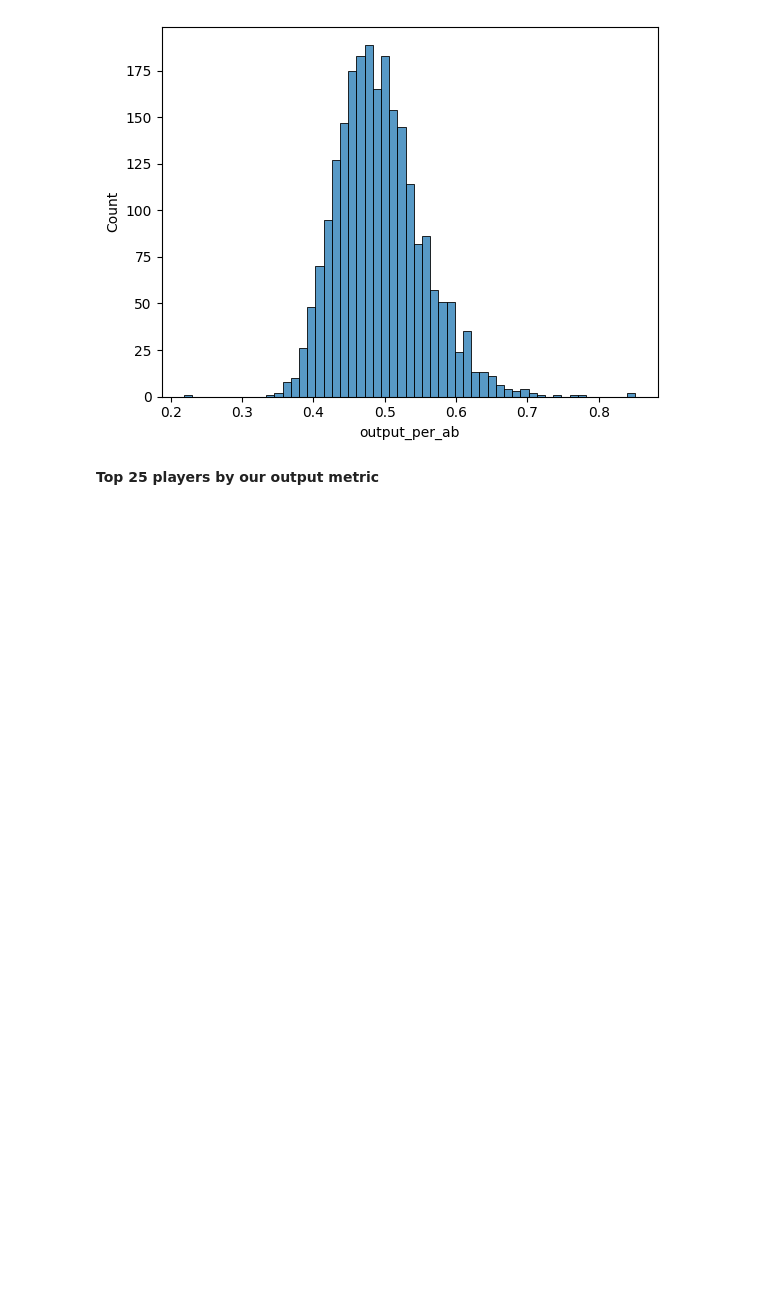
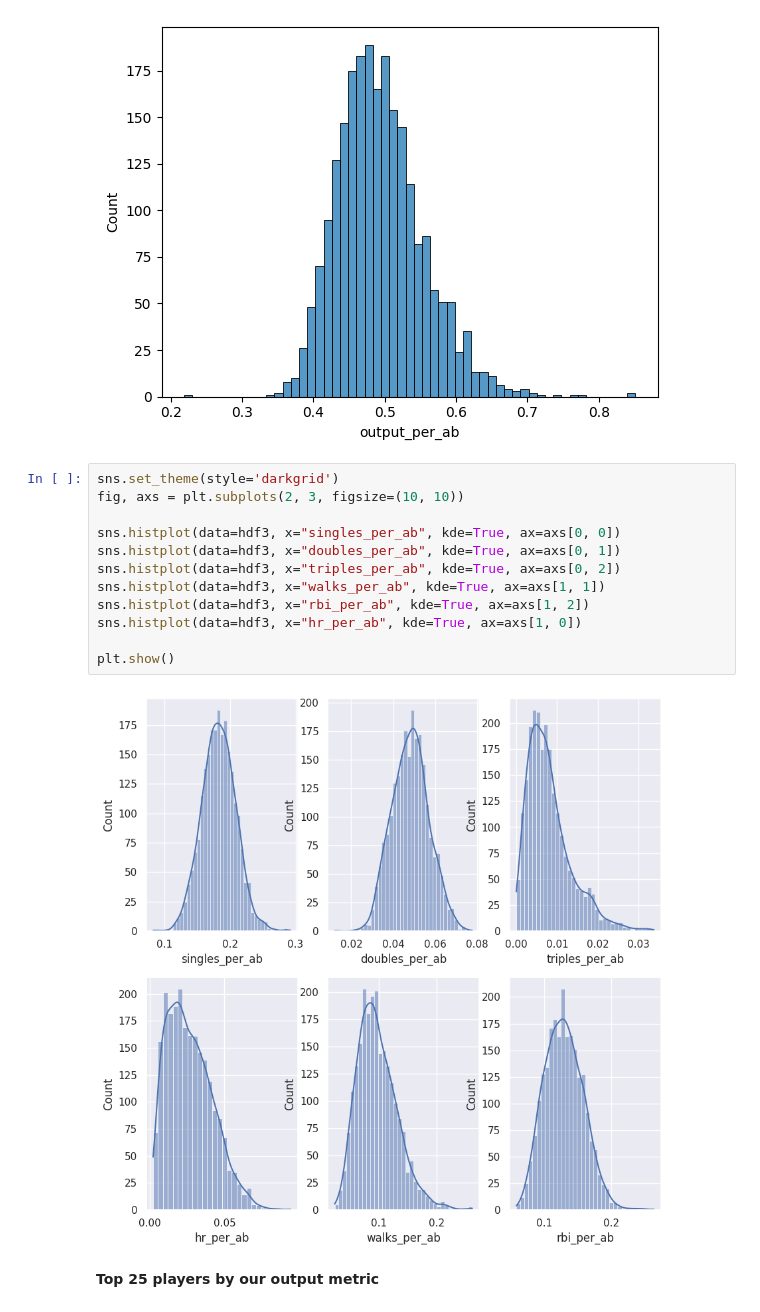
Before and after one commit to Taylorgtyler/career-hitting-stats, a Jupyter notebook: career-hitting-efficiency.ipynb, the cells around one changed output. Saved outputs shown, nothing was run; the diff lists cells and outputs as text; blank space fills up the shorter version.

```diff
--- a/career-hitting-efficiency.ipynb
+++ b/career-hitting-efficiency.ipynb
@@ -161,6 +159,20 @@ sns.histplot(data=hdf3, x='output_per_ab')
 # %% [output]
 <AxesSubplot: xlabel='output_per_ab', ylabel='Count'>
 [figure]
+# %%
+sns.set_theme(style='darkgrid')
+fig, axs = plt.subplots(2, 3, figsize=(10, 10))
+
+sns.histplot(data=hdf3, x="singles_per_ab", kde=True, ax=axs[0, 0])
+sns.histplot(data=hdf3, x="doubles_per_ab", kde=True, ax=axs[0, 1])
+sns.histplot(data=hdf3, x="triples_per_ab", kde=True, ax=axs[0, 2])
+sns.histplot(data=hdf3, x="walks_per_ab", kde=True, ax=axs[1, 1])
+sns.histplot(data=hdf3, x="rbi_per_ab", kde=True, ax=axs[1, 2])
+sns.histplot(data=hdf3, x="hr_per_ab", kde=True, ax=axs[1, 0])
+
+plt.show()
+# %% [output]
+[figure, added]
 # %% [markdown]
 **Top 25 players by our output metric**
 # %%
```
Also changed, not shown: parts of 6 cells of this notebook.
